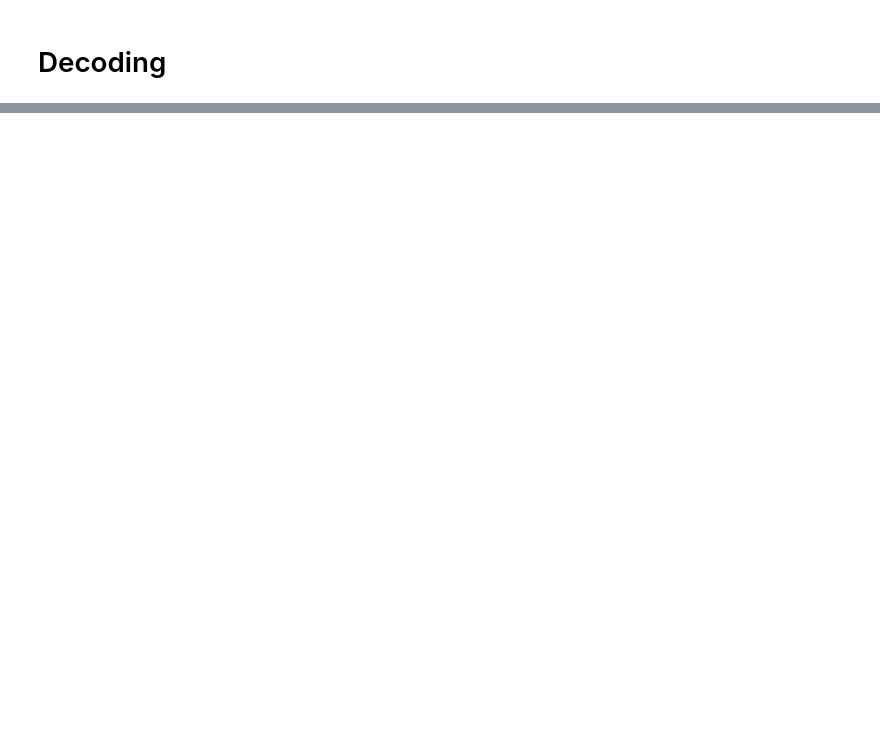
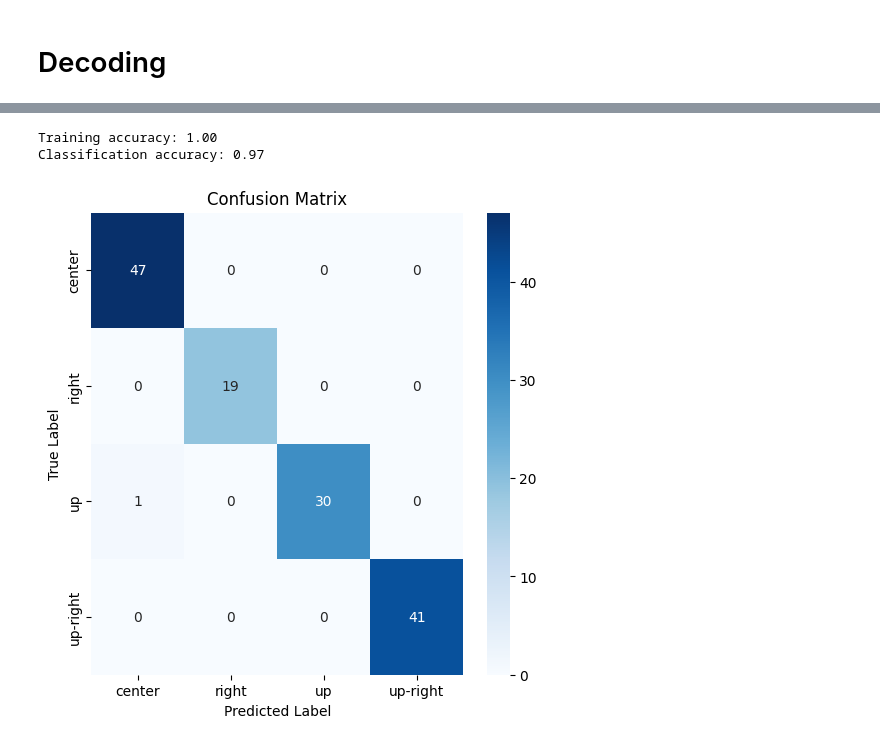
Before and after one commit to kylmcgr/neural-data-exploration, a Jupyter notebook: neural-data-processing.ipynb, the cells around one changed output, grey strips where cells are left out. Saved outputs shown, nothing was run; the diff lists cells and outputs as text; code cells hidden in the pictures; blank space fills up the shorter version.

```diff
--- a/neural-data-processing.ipynb
+++ b/neural-data-processing.ipynb
@@ -715,0 +800,13 @@ decoder = decode_movement(firing_rate_matrix, hand_position_matrix)
+# %%
+# Align the spike times to movement onset
+aligned_spike_times_dict = {}
+for idx, trial in correct_reach_trials.iterrows():
+    aligned_spikes = []
+    # Get the aligned spike times for each unit for this trial
+    for unit in units_df.itertuples():
+        # Use numpy array operations instead of list comprehension
+        spike_times = np.array(unit.spike_times)
+        mask = (spike_times >= trial['start_time']) & (spike_times <= trial['stop_time'])
+        aligned = spike_times[mask] - trial['move_begins_time']
+        aligned_spikes.append(aligned.tolist())
+    aligned_spike_times_dict[idx] = aligned_spikes
@@ -715,0 +848,37 @@ decoder = decode_movement(firing_rate_matrix, hand_position_matrix)
+# %%
+# Use previously assigned labels
+y = np.array(correct_reach_trials['target_category'])
+
+# Split data into training/testing
+X_train, X_test, y_train, y_test = train_test_split(X, y, test_size=0.2, stratify=y)
+
+# Train classifier
+clf = LogisticRegression(max_iter=1000)
+clf.fit(X_train, y_train)
+
+# Calculate and print training accuracy
+train_accuracy = clf.score(X_train, y_train)
+print(f"Training accuracy: {train_accuracy:.2f}")
+
+
+# Evaluate performance
+y_pred = clf.predict(X_test)
+accuracy = accuracy_score(y_test, y_pred)
+
+print(f"Classification accuracy: {accuracy:.2f}")
+# %% [output]
+Training accuracy: 1.00
+Classification accuracy: 0.97
+# %%
+# Compute confusion matrix
+cm = confusion_matrix(y_test, y_pred)
+
+# Plot
+plt.figure(figsize=(6,6))
+sns.heatmap(cm, annot=True, fmt="d", cmap="Blues", xticklabels=np.unique(y), yticklabels=np.unique(y))
+plt.xlabel("Predicted Label")
+plt.ylabel("True Label")
+plt.title("Confusion Matrix")
+plt.show()
+# %% [output]
+[figure, added]
```
Also changed, not shown: parts of 28 cells of this notebook.
